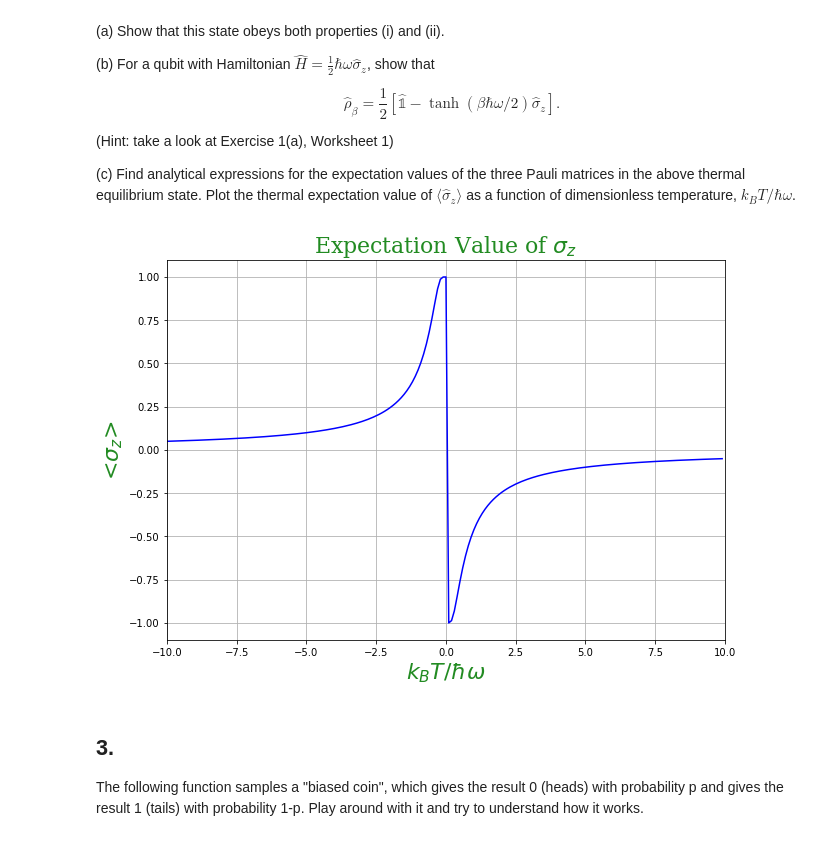
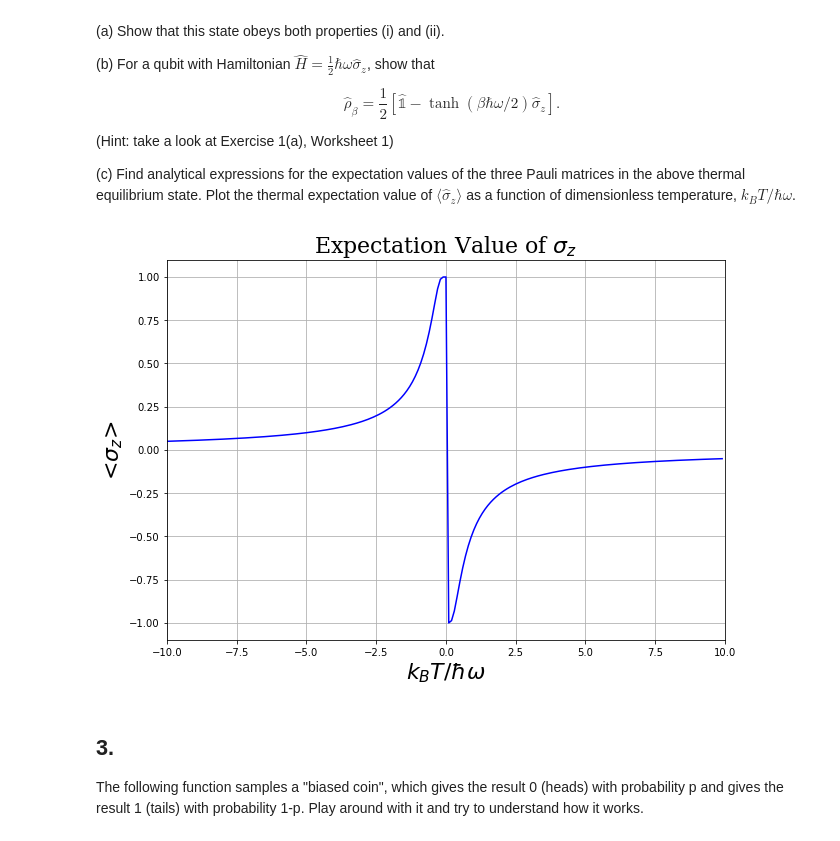
Before and after one commit to stephencollinz/py-learn, a Jupyter notebook: msc/oqs_worksheets/Worksheet_2_no_images.ipynb, the cells around one changed output. Cells and saved outputs as stored; diff of their text form; code cells hidden in the pictures.

```diff
--- a/msc/oqs_worksheets/Worksheet_2_no_images.ipynb
+++ b/msc/oqs_worksheets/Worksheet_2_no_images.ipynb
@@ -43,32 +43,34 @@ $$ \hat{\rho}_\beta = \frac{1}{2}\left[\hat{\mathbb{1}} - \tanh(\beta\hbar\omega
 # %%
 import numpy as np
 import matplotlib.pyplot as plt
 %matplotlib inline
 import matplotlib.style as style
+from random import random
+import json
 
 font = {'family': 'serif',
-    'color':  'forestgreen',
+    'color':  'black',
     'weight': 'normal',
     'size': 22,
     }
 
 def plot_expectation_value(x,y,ylabel,xlabel = '$\omega$t',fig_size=(10.0,7.0),plot_grid=True,x_range=[-10,10],colour='b'):
     plt.figure(figsize = fig_size)
     plt.plot(x,y,colour)
     plt.xlim(x_range)
     plt.grid(plot_grid)
     plt.xlabel(xlabel, fontdict=font)
     plt.ylabel('<'+ylabel+'>', fontdict=font)
     plt.title(f'Expectation Value of {ylabel}',fontdict=font)
     plt.show()
 
 
 x=list(np.arange(-10,10,0.1))
 y=[-np.tanh(0.5*(i**-1)) for i in x]
 
 plot_expectation_value(x,y, ylabel='$\sigma_z$',xlabel='$k_B T/\hbar\omega$')
 # %% [output]
-[figure, old version]
+[figure, new version]
 # %% [markdown]
 ## 3.
 The following function samples a "biased coin", which gives the result 0 (heads) with probability p and gives the result 1 (tails) with probability 1-p. Play around with it and try to understand how it works.
```
Also changed, not shown: parts of 4 cells of this notebook, 2 other files.
